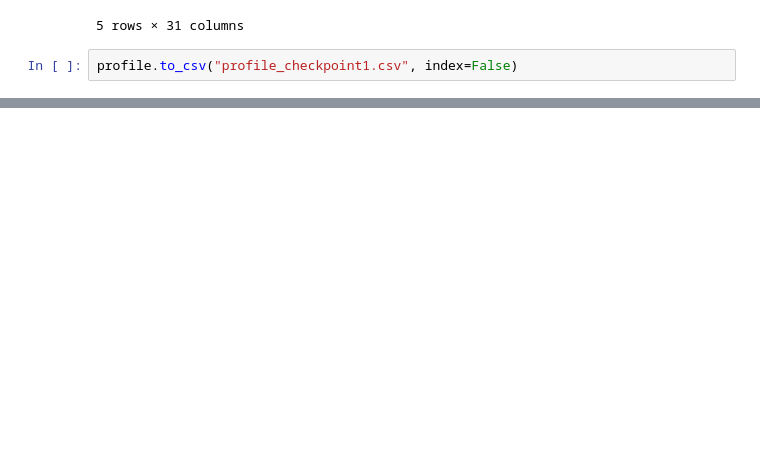
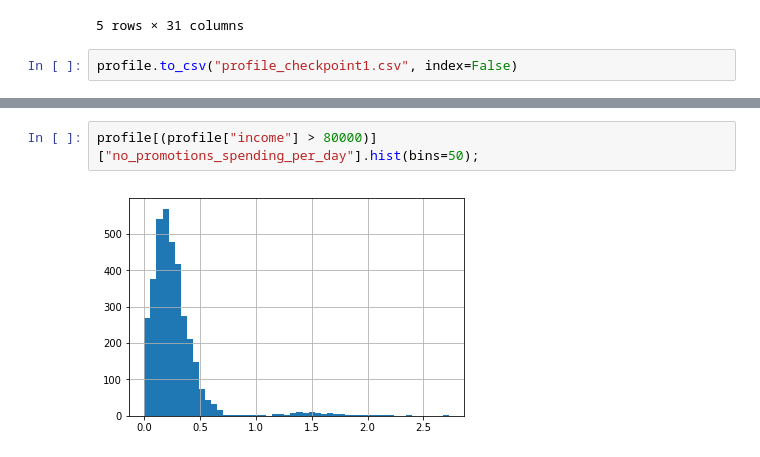
Before and after one commit to keigito/Starbucks_Customer_Analysis, a Jupyter notebook: Starbucks_Capstone_notebook.ipynb, the cells around one changed output, grey strips where cells are left out. Saved outputs shown, nothing was run; the diff lists cells and outputs as text; blank space fills up the shorter version.

```diff
--- a/Starbucks_Capstone_notebook.ipynb
+++ b/Starbucks_Capstone_notebook.ipynb
@@ -679,0 +708,4 @@ profile.to_csv("profile_checkpoint1.csv", index=False)
+# %%
+profile[(profile["income"] > 80000)]["no_promotions_spending_per_day"].hist(bins=50);
+# %% [output]
+[figure, added]
```
Also changed, not shown: parts of 15 cells of this notebook.
